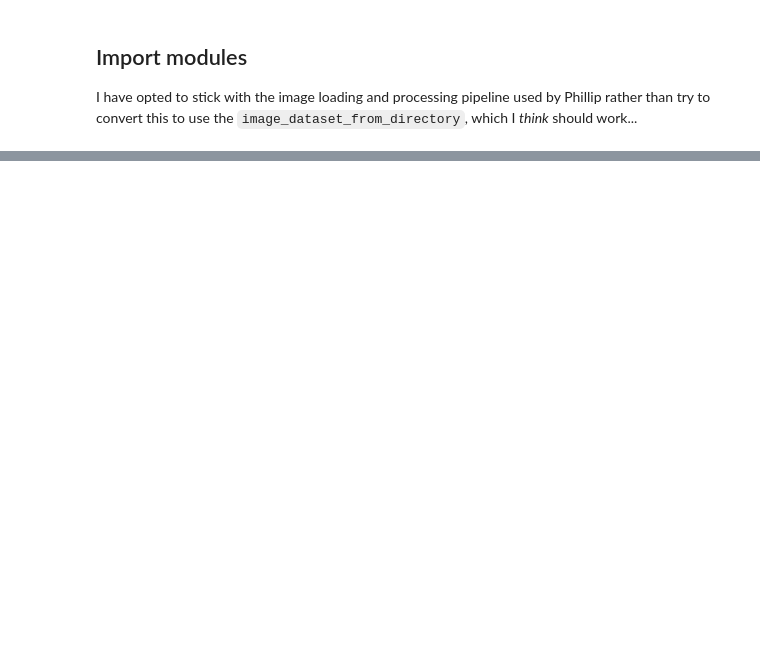
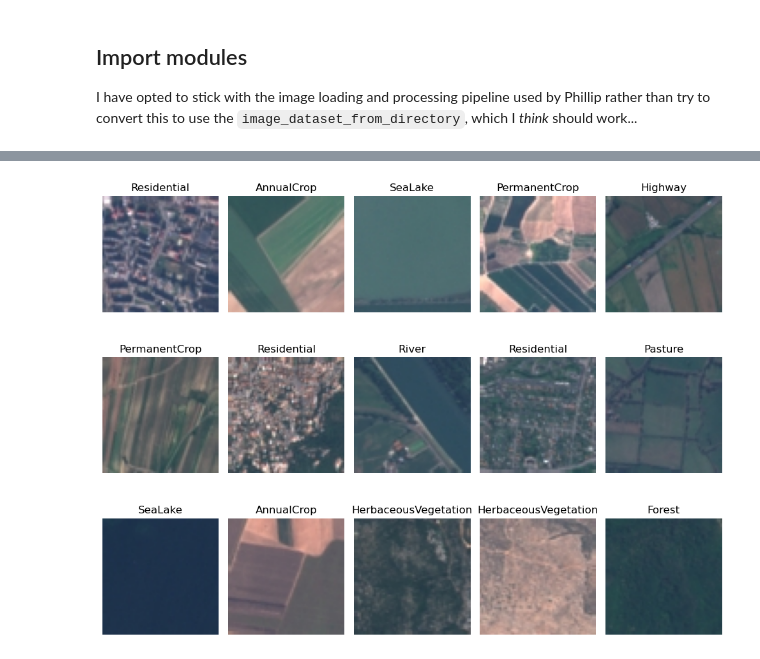
Before and after one commit to AIBiology/Jupyter_Content, a Jupyter notebook: 21_Vision_Transformers.ipynb, the cells around one changed output, grey strips where cells are left out. Drawn from its saved outputs; the diff is of its cells as text; code cells hidden in the pictures; blank space fills up the shorter version.

```diff
--- a/21_Vision_Transformers.ipynb
+++ b/21_Vision_Transformers.ipynb
@@ -85,5 +88,16 @@ from huggingface_hub import HfFolder
 # %%
-# Set model ID and path to images
-model_id = "google/vit-base-patch16-224-in21k"
-eurosat_path="/blue/bsc4892/share/EuroSAT_RGB/"
+eurosat_path = Path("/blue/bsc4892/share/EuroSAT_RGB/")
+image_size = 64
+input_shape = (image_size, image_size, 3)
+patch_size = 8
+batch_size = 256
+epochs = 15
+learning_rate = 3e-4
+weight_decay = 1e-4
+test_size = 0.15
+
+if not eurosat_path.exists():
+    raise FileNotFoundError(
+        f"Could not find {eurosat_path}. Update `eurosat_path` to the local EuroSAT folder."
+    )
 # %%
@@ -115,4 +179,11 @@ eurosat_ds = create_image_folder_dataset(eurosat_path)
 # %%
-# Display the class labels
-img_class_labels = eurosat_ds.features["label"].names
-print(img_class_labels)
+images, labels = next(iter(train_loader))
+fig, axes = plt.subplots(3, 5, figsize=(10, 8))
+for ax, image, label in zip(axes.flatten(), images[:15], labels[:15]):
+    ax.imshow(image)
+    ax.set_title(class_names[int(label)])
+    ax.axis("off")
+plt.tight_layout()
+plt.show()
+# %% [output]
+[figure, added]
```
Also changed, not shown: parts of 16 cells of this notebook, 2 other files.
